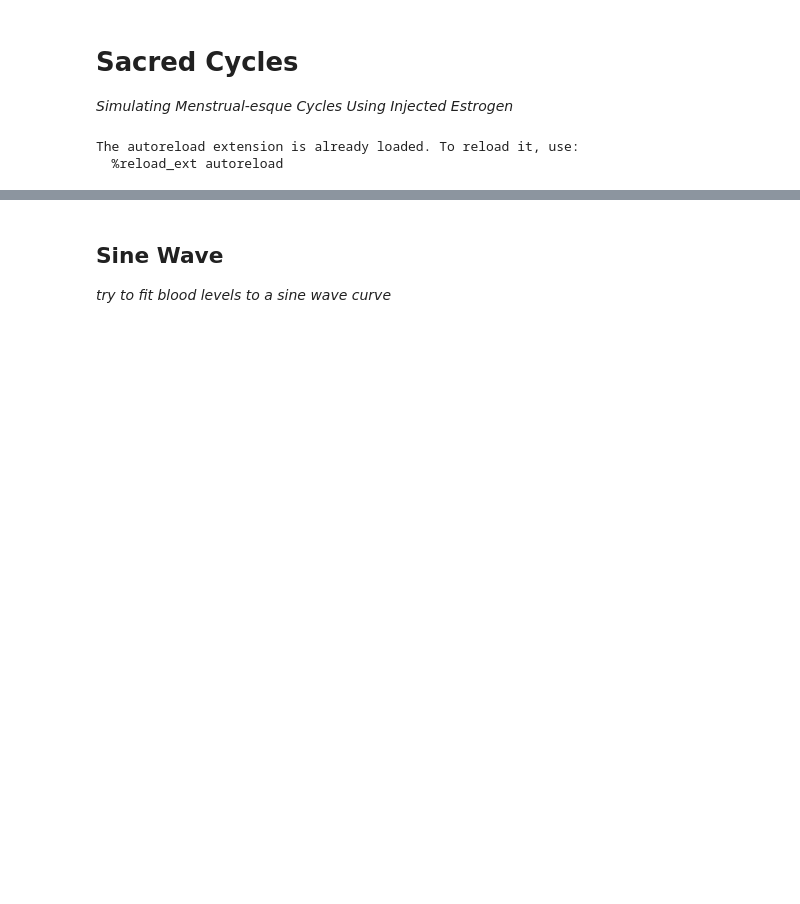
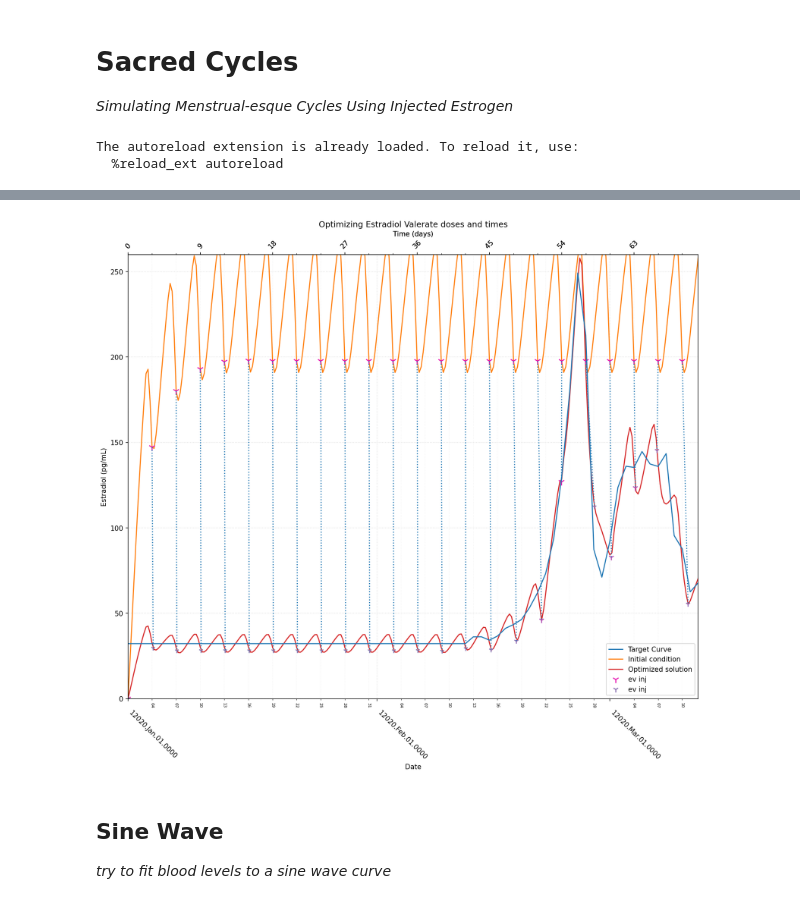
Before and after one commit to tiliaqt/transkit, a Jupyter notebook: Cycles.ipynb, the cells around one changed output, grey strips where cells are left out. Saved outputs shown, nothing was run; the diff lists cells and outputs as text; code cells hidden in the pictures; blank space fills up the shorter version.

```diff
--- a/Cycles.ipynb
+++ b/Cycles.ipynb
@@ -34,0 +129,11 @@ This constructs an optimization problem solving for optimal injection doses and
+# %%
+menstrual_fit_results["ev"] = fit.initializeRun(
+    pharma.createInjectionsCycle("ev", menstrual_fit_range_t, '3D', start_date=menstrual_fit_start_t),
+    calibrated_injectables,
+    menstrual_fit_t, menstrual_fit_e2,
+    max_dose=10.0,
+    time_bounds='midpoints')
+fit.runLeastSquares(
+    menstrual_fit_results["ev"],
+    max_nfev=35,
+    verbose=2);
@@ -34,0 +158,10 @@ This constructs an optimization problem solving for optimal injection doses and
+# %%
+fig,ax = pharma.startPlot()
+ax.set_title('Optimizing Estradiol Valerate doses and times')
+ax.set_ylim(bottom=0, top=260)
+ax.set_yticks(range(0, 261, 50))
+fit.plotOptimizationRun(fig, ax, menstrual_fit_results["ev"])
+
+with pd.option_context("display.float_format", "{:10,.3f}".format):
+    print("Optimized Injections:\n", menstrual_fit_results["ev"]["injections_optim"])
+# %% [output]
@@ -35,3 +185,4 @@ This constructs an optimization problem solving for optimal injection doses and
+[figure, added]
 # %% [markdown]
 ## Sine Wave
 
```
Also changed, not shown: parts of 10 cells of this notebook.
